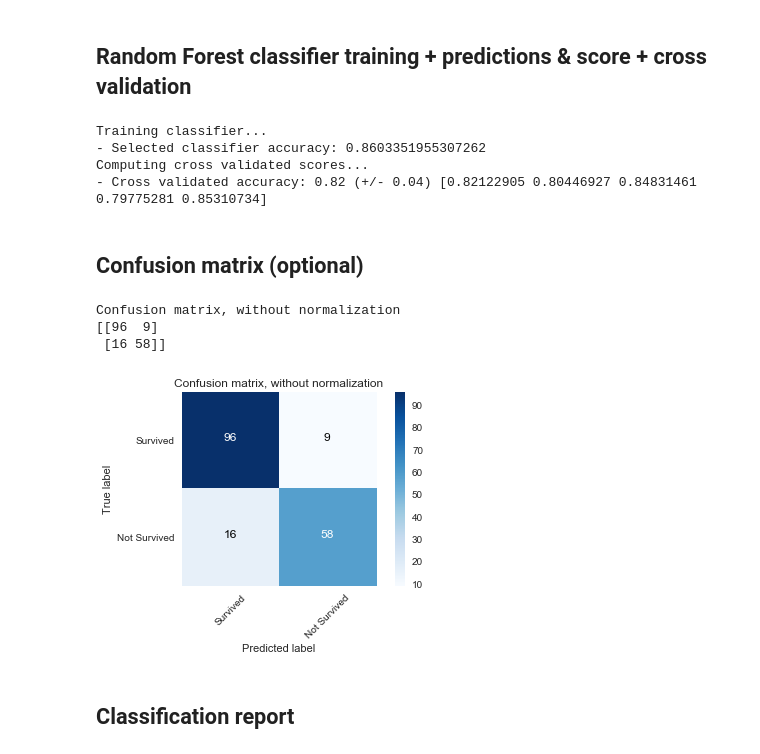
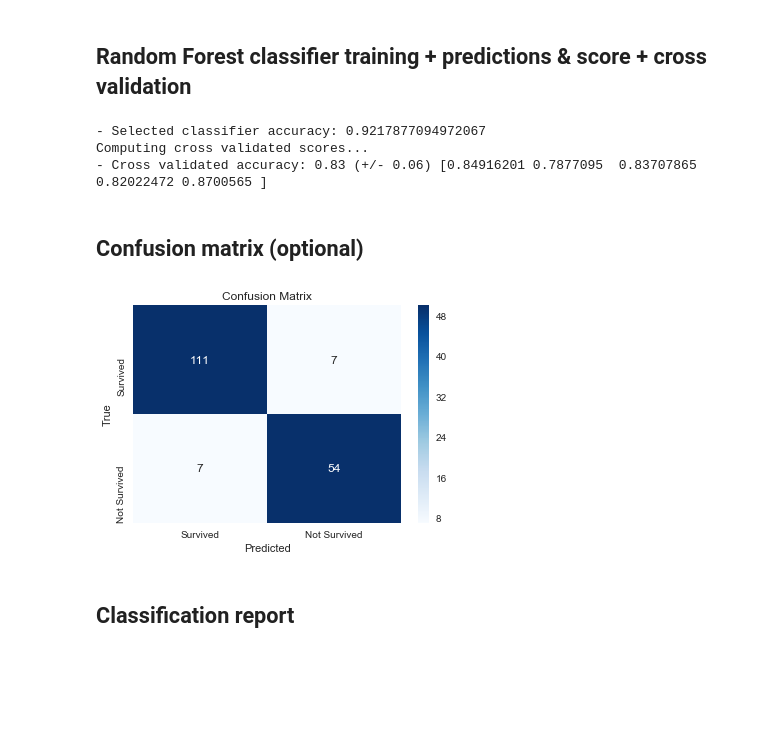
Before and after one commit to jaltez/kaggle-titanic, a Jupyter notebook: code/kaggle-titanic.ipynb, the cells around one changed output. Drawn from its saved outputs; the diff is of its cells as text; code cells hidden in the pictures; blank space fills up the shorter version.

```diff
--- a/code/kaggle-titanic.ipynb
+++ b/code/kaggle-titanic.ipynb
@@ -282,8 +291,8 @@ if(opt_find_best_random_state):
 # %% [markdown]
 ## Random Forest classifier training + predictions & score + cross validation
 # %%
-print "Training classifier..."
-clf = RandomForestClassifier(n_estimators=32, random_state=181) # Best accuracy: 0.860335195531
+# print "Training classifier..."
+clf = RandomForestClassifier(n_estimators=32, random_state=260) # Best accuracy: 0.860335195531
 clf.fit(X_train, y_train.values.ravel())
 score = clf.score(X_test, y_test)
 print "- Selected classifier accuracy:", score
@@ -294,20 +303,21 @@ print "- Cross validated accuracy: %0.2f (+/- %0.2f)" % (scores.mean(), scores.s
 
 y_pred = clf.predict(X_test)
 # %% [output]
-Training classifier...
-- Selected classifier accuracy: 0.8603351955307262
+- Selected classifier accuracy: 0.9217877094972067
 Computing cross validated scores...
-- Cross validated accuracy: 0.82 (+/- 0.04) [0.82122905 0.80446927 0.84831461 0.79775281 0.85310734]
+- Cross validated accuracy: 0.83 (+/- 0.06) [0.84916201 0.7877095  0.83707865 0.82022472 0.8700565 ]
 # %% [markdown]
 ## Confusion matrix (optional)
-# %%
-cnf_matrix = confusion_matrix(y_test, y_pred)
-plot_confusion_matrix(cnf_matrix, classes=['Survived','Not Survived'], title='Confusion matrix, without normalization')
-# %% [output]
-Confusion matrix, without normalization
-[[96  9]
- [16 58]]
-[figure, removed]
+# %%
+cnf_matrix = confusion_matrix(y_test, y_pred)
+plot_classes = ['Survived','Not Survived']
+sns.heatmap(cnf_matrix, annot=True, fmt='d', vmax=50, cmap="Blues", xticklabels=plot_classes, yticklabels=plot_classes)
+plt.title('Confusion Matrix')
+plt.ylabel('True')
+plt.xlabel('Predicted')
+plt.show()
+# %% [output]
+[figure, added]
 # %% [markdown]
 ## Classification report
 # %%
```
Also changed, not shown: parts of 12 cells of this notebook, 2 other files.
